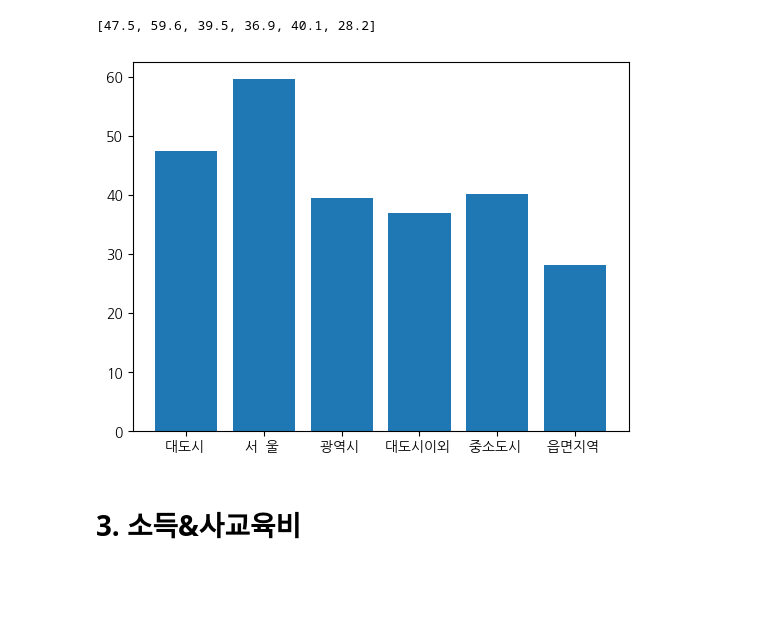
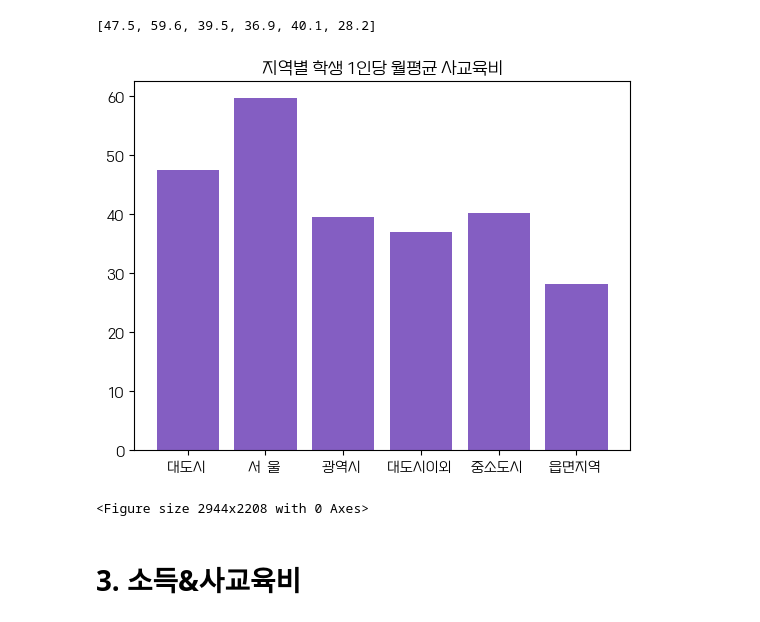
Before and after one commit to SuwonJ/-_-_-, a Jupyter notebook: 장수원_빅데이터분석(소인수)수행평가.ipynb, the cells around one changed output. Cells and saved outputs as stored; diff of their text form; code cells hidden in the pictures; blank space fills up the shorter version.

```diff
--- a/장수원_빅데이터분석(소인수)수행평가.ipynb
+++ b/장수원_빅데이터분석(소인수)수행평가.ipynb
@@ -36,7 +36,7 @@ Saving regionNedu.csv to regionNedu.csv
 # %%
 import csv
 
-f = open('eduNscore.csv', encoding='cp949')
+f = open('data/eduNscore.csv', encoding='cp949')
 eduNscore= csv.reader(f)
 next(eduNscore)
 next(eduNscore)
@@ -44,7 +44,7 @@ next(eduNscore)
 eduNscore=list(eduNscore)
 print(eduNscore)
 
-f = open('genderNedu.csv', encoding='cp949')
+f = open('data/genderNedu.csv', encoding='cp949')
 genderNedu=   csv.reader(f)
 next(genderNedu)
 next(genderNedu)
@@ -52,7 +52,7 @@ next(genderNedu)
 genderNedu=list(genderNedu)
 print(genderNedu)
 
-f = open('incomeNedu.csv', encoding='cp949')
+f = open('data/incomeNedu.csv', encoding='cp949')
 incomeNedu= csv.reader(f)
 next(incomeNedu)
 next(incomeNedu)
@@ -60,7 +60,7 @@ next(incomeNedu)
 incomeNedu=list(incomeNedu)
 print(incomeNedu)
 
-f = open('regionNedu.csv', encoding='cp949')
+f = open('data/regionNedu.csv', encoding='cp949')
 regionNedu= csv.reader(f)
 next(regionNedu)
 next(regionNedu)
@@ -93,10 +91,12 @@ import numpy as np
 
 X_axis = np.arange(len(subject))
 
-plt.rc('font', family='NanumGothic')
-plt.bar(X_axis - 0.2, male, 0.4, label = 'male')
-plt.bar(X_axis + 0.2,female, 0.4, label = 'female')
+plt.rc('font', family='PyeongChang')
+plt.bar(X_axis - 0.2, male, 0.4, label = 'male',color='#845EC2')
+plt.bar(X_axis + 0.2,female, 0.4, label = 'female',color='#FF6F91')
+plt.title('학생 성별 학생 1인당 월평균 사교육비')
 plt.xticks(X_axis, subject,rotation=90)
 plt.legend()
+plt.figure(dpi=460)
 plt.show()
 # %% [output]
@@ -116,11 +117,13 @@ print(regionNedu[0])
 # %% [output]
 [47.5, 59.6, 39.5, 36.9, 40.1, 28.2]
 # %%
-plt.bar(loc,regionNedu[0])
-
+plt.bar(loc,regionNedu[0],color='#845EC2')
+plt.title('지역별 학생 1인당 월평균 사교육비')
+plt.figure(dpi=460)
 plt.show()
 # %% [output]
-[figure, old version]
+[figure, new version]
+<Figure size 2944x2208 with 0 Axes>
 # %% [markdown]
 # 3. 소득&사교육비
 # %%
```
Also changed, not shown: parts of 5 cells of this notebook.
